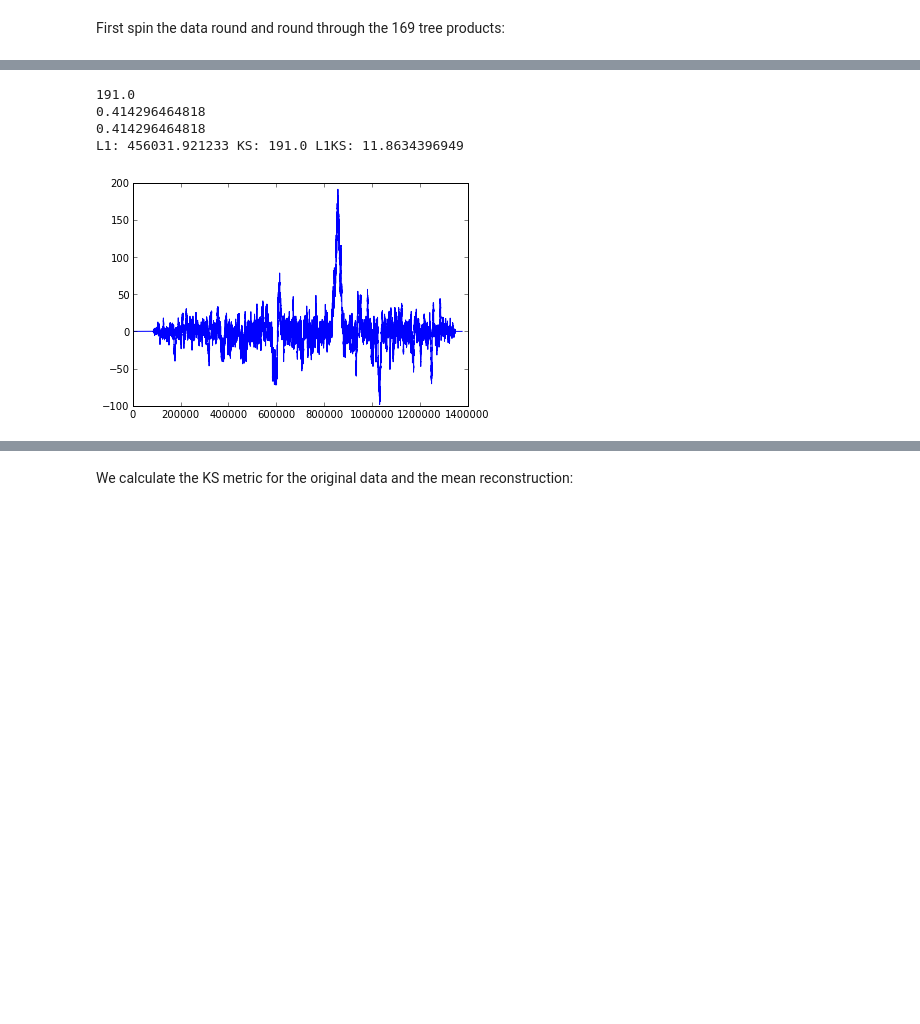
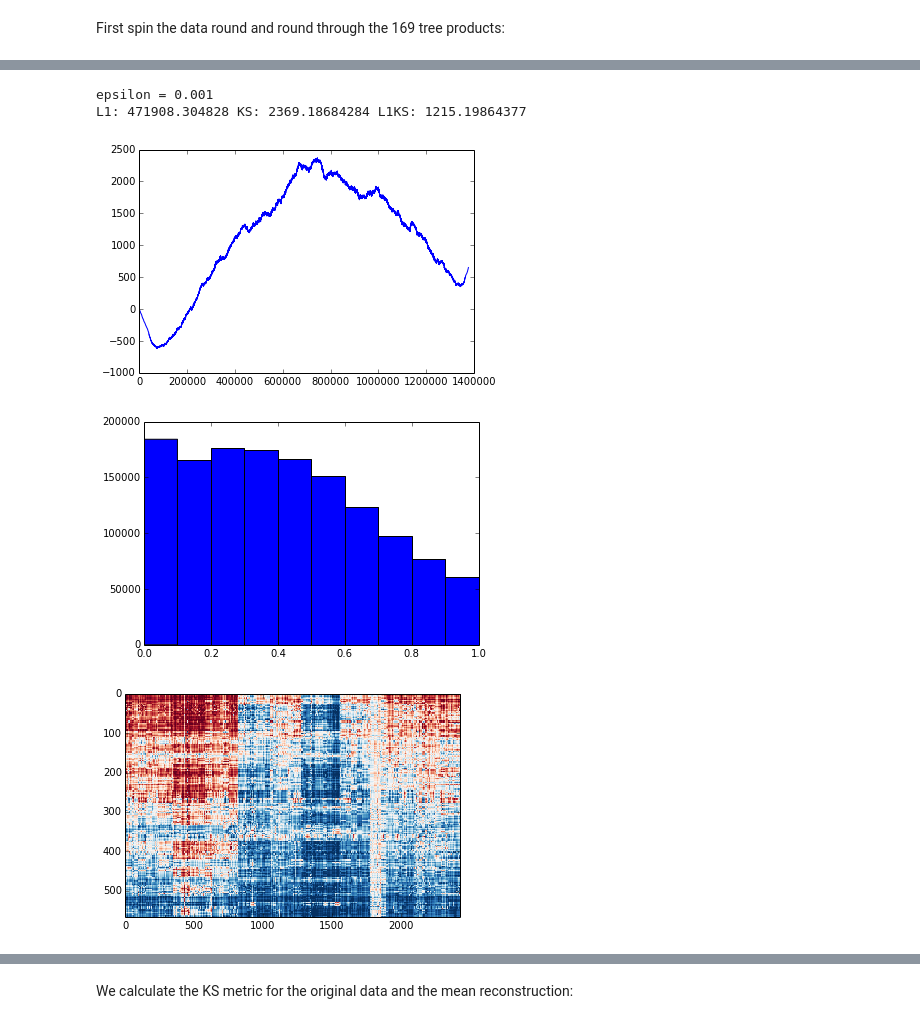
Before and after one commit to hgfalling/pyquest_work, a Jupyter notebook: MMPI_pvalues3.ipynb, the cells around one changed output, grey strips where cells are left out. Drawn from its saved outputs; the diff is of its cells as text; code cells hidden in the pictures; blank space fills up the shorter version.

```diff
--- a/MMPI_pvalues3.ipynb
+++ b/MMPI_pvalues3.ipynb
@@ -54,11 +39,16 @@ L1: 495286.732737 KS: 9852.29974836 L1KS: 5387.28977176
-# %%
-print ksmetric.ks_metric(Xp,Xhatp)
-print np.mean(Xhatp)
-print np.mean(Xp)
-ksmetric.ksm_plot(Xp,Xhatp)
-# %% [output]
-191.0
-0.414296464818
-0.414296464818
-L1: 456031.921233 KS: 191.0 L1KS: 11.8634396949
-[figure, removed]
+# %%
+EPSILON = 0.001
+Xhat = tree_recon.recon_2d_haar_folder_size(X,row_tree,col_tree,EPSILON)
+print "epsilon = {}".format(EPSILON)
+tree_recon.threshold_recon(Xhat,-1.0,1.0)
+Xhatp = (Xhat + 1.0)/2.0
+ksmetric.ksm_plot(Xp,Xhatp)
+h = plt.hist(Xhatp.flatten())
+plt.show()
+cplot(barcode.organize_folders(row_tree,col_tree,Xhat))
+# %% [output]
+epsilon = 0.001
+L1: 471908.304828 KS: 2369.18684284 L1KS: 1215.19864377
+[figure, added]
+[figure, added]
+[figure, added]
```
Also changed, not shown: parts of 38 cells of this notebook, 4 other files.
